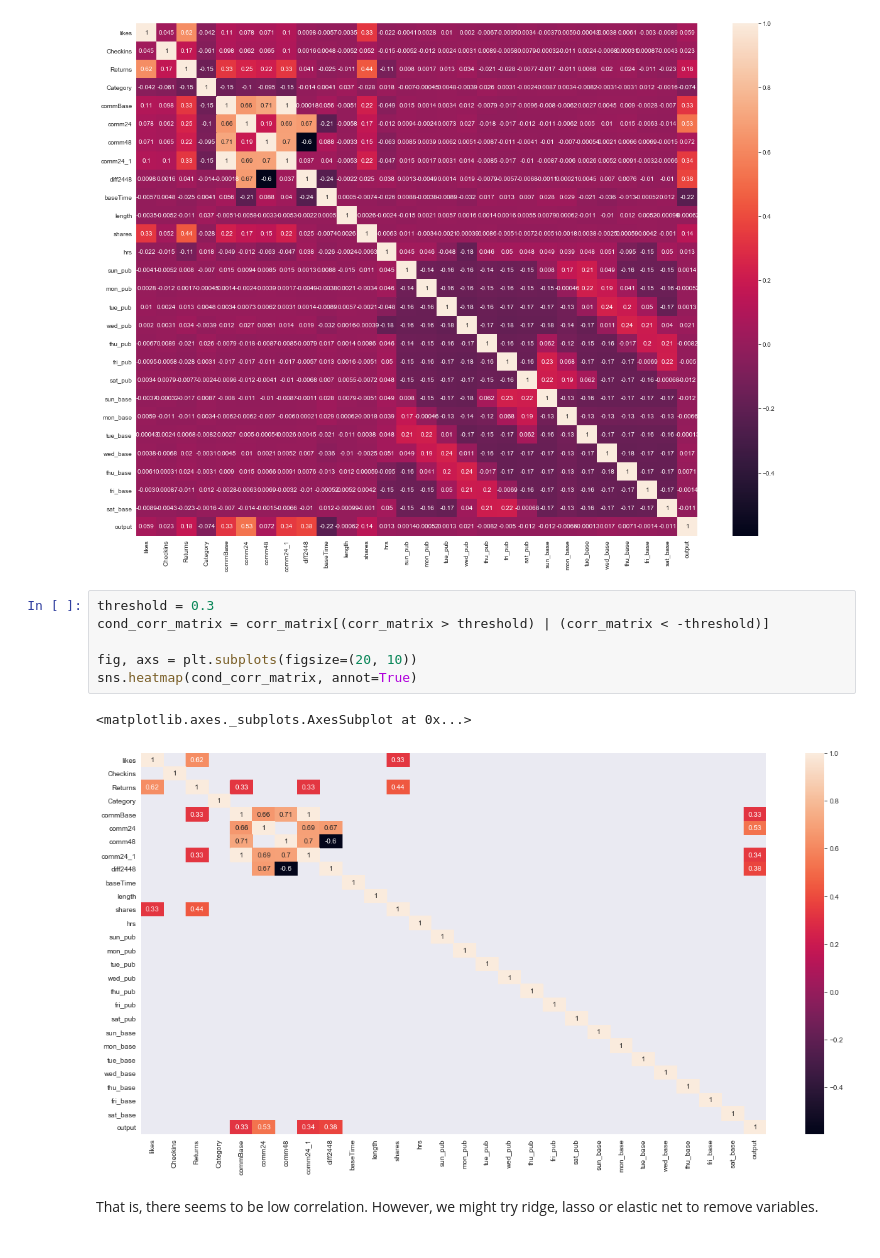
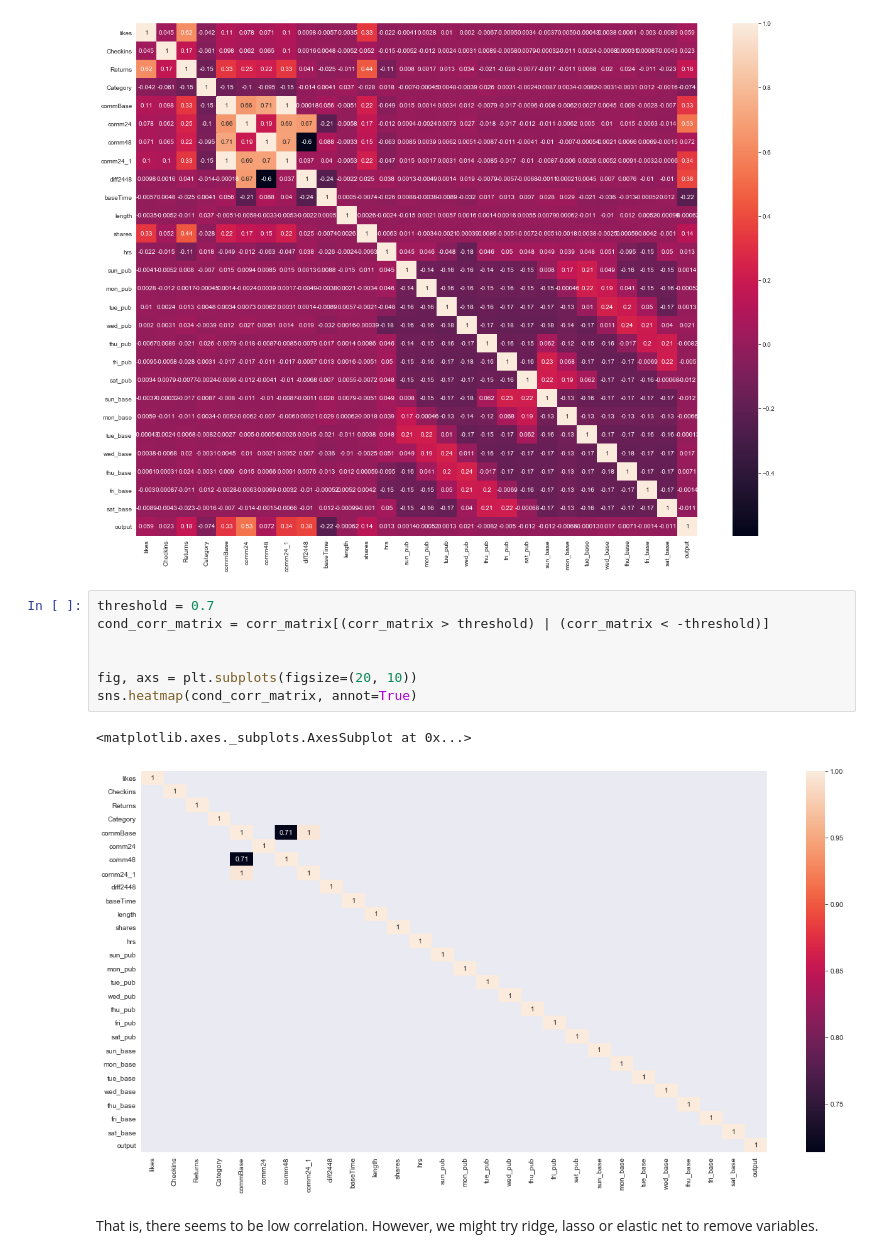
Before and after one commit to GunGro/MA8701, a Jupyter notebook: statlær2_facebookdata.ipynb, the cells around one changed output. Saved outputs shown, nothing was run; the diff lists cells and outputs as text.

```diff
--- a/statlær2_facebookdata.ipynb
+++ b/statlær2_facebookdata.ipynb
@@ -175,14 +194,15 @@ sns.heatmap(corr_matrix, annot=True)
 <matplotlib.axes._subplots.AxesSubplot at 0x...>
 [figure]
 # %%
-threshold = 0.3
+threshold = 0.7
 cond_corr_matrix = corr_matrix[(corr_matrix > threshold) | (corr_matrix < -threshold)]
+
 
 fig, axs = plt.subplots(figsize=(20, 10))
 sns.heatmap(cond_corr_matrix, annot=True)
 # %% [output]
 <matplotlib.axes._subplots.AxesSubplot at 0x...>
-[figure, old version]
+[figure, new version]
 # %% [markdown]
 That is, there seems to be low correlation. However, we might try ridge, lasso or elastic net to remove variables.
 # %% [markdown]
```
Also changed, not shown: parts of 50 cells of this notebook.
